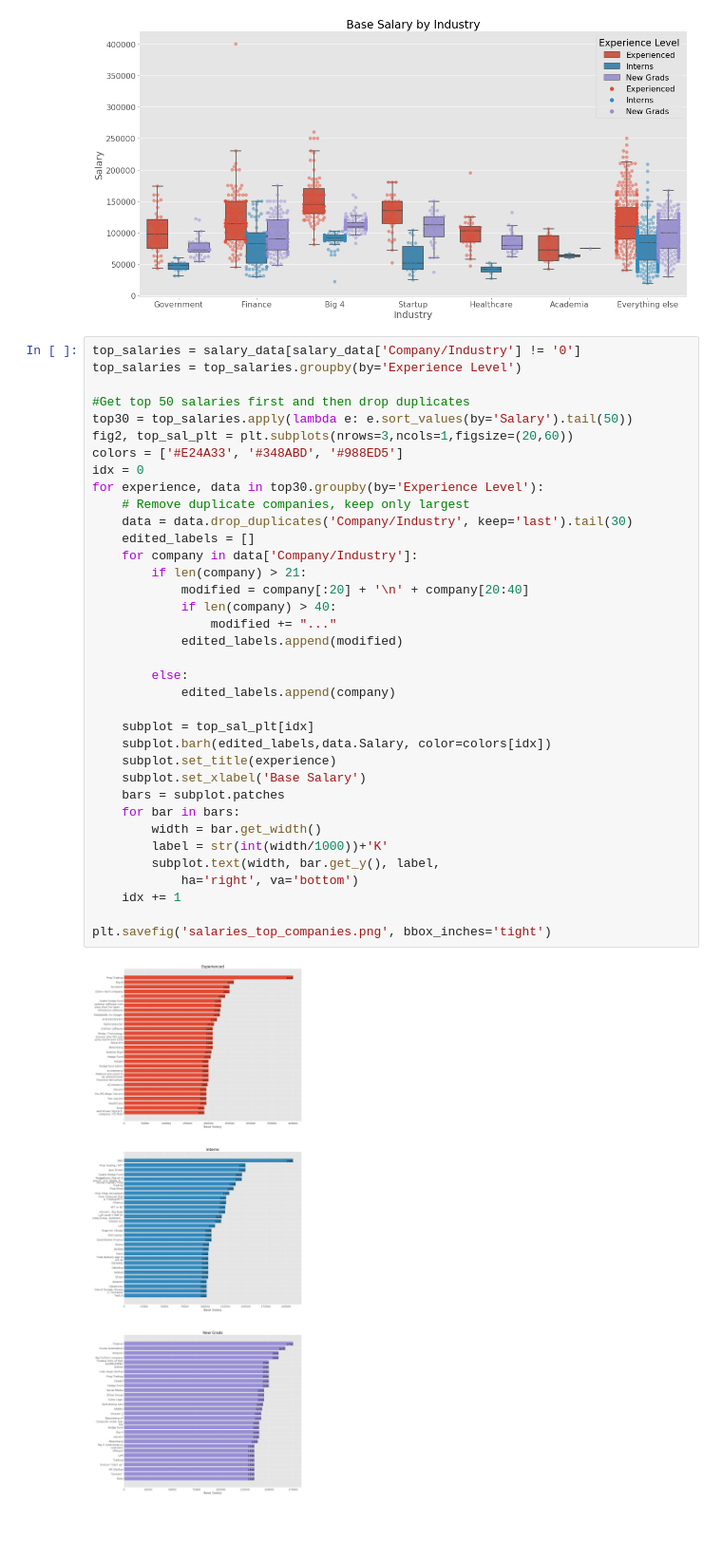
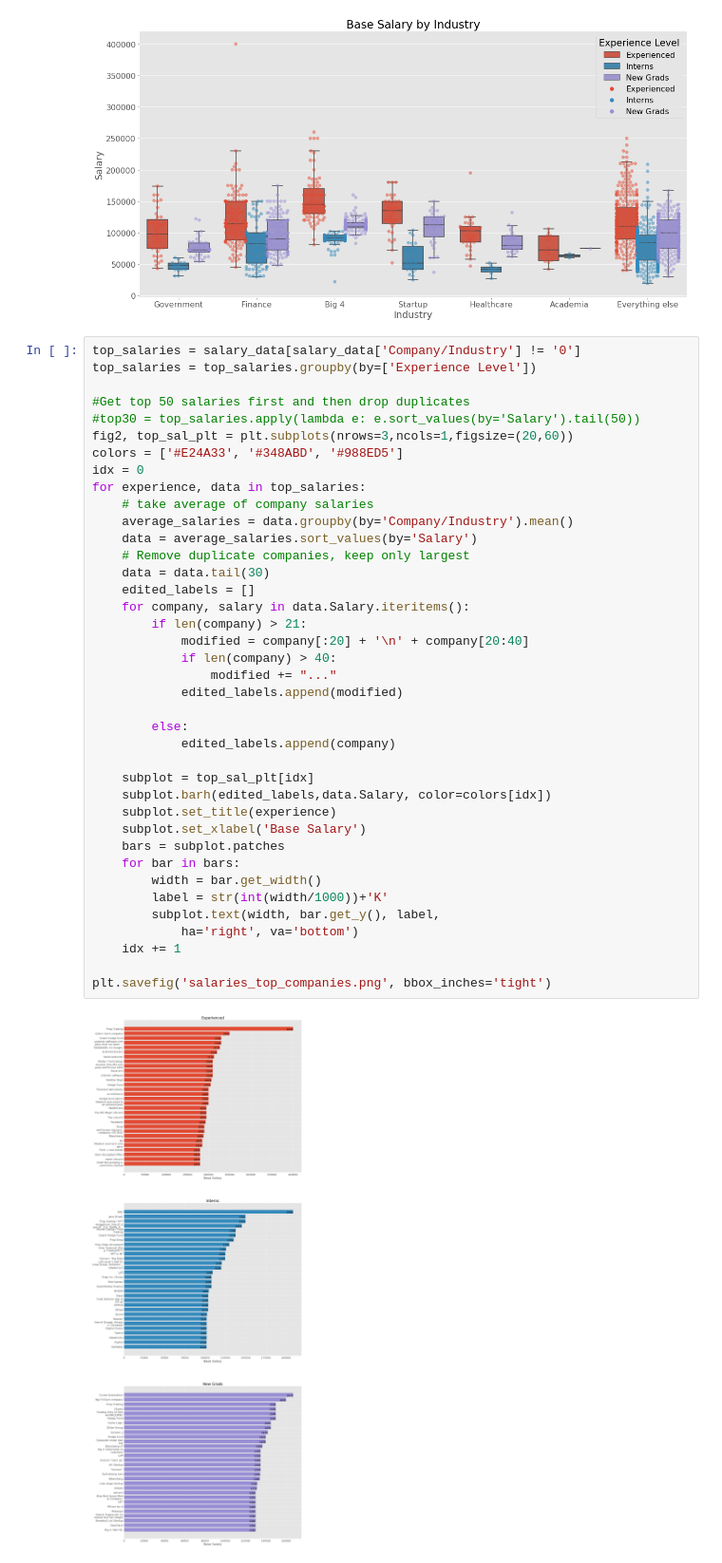
Before and after one commit to ml3ha/cscareerquestions-salaries, a Jupyter notebook: Salary Data Analysis.ipynb, the cells around one changed output. Shown at 95% size. Cells and saved outputs as stored; diff of their text form; blank space fills up the shorter version.

```diff
--- a/Salary Data Analysis.ipynb
+++ b/Salary Data Analysis.ipynb
@@ -165,39 +165,42 @@ plt.savefig('salary_by_industry.png', bbox_inches='tight')
 [figure]
 # %%
 top_salaries = salary_data[salary_data['Company/Industry'] != '0']
-top_salaries = top_salaries.groupby(by='Experience Level')
+top_salaries = top_salaries.groupby(by=['Experience Level'])
 
 #Get top 50 salaries first and then drop duplicates
-top30 = top_salaries.apply(lambda e: e.sort_values(by='Salary').tail(50))
+#top30 = top_salaries.apply(lambda e: e.sort_values(by='Salary').tail(50))
 fig2, top_sal_plt = plt.subplots(nrows=3,ncols=1,figsize=(20,60))
 colors = ['#E24A33', '#348ABD', '#988ED5']
 idx = 0
-for experience, data in top30.groupby(by='Experience Level'):
+for experience, data in top_salaries:
+    # take average of company salaries
+    average_salaries = data.groupby(by='Company/Industry').mean()
+    data = average_salaries.sort_values(by='Salary')
     # Remove duplicate companies, keep only largest
-    data = data.drop_duplicates('Company/Industry', keep='last').tail(30)
+    data = data.tail(30)
     edited_labels = []
-    for company in data['Company/Industry']:
+    for company, salary in data.Salary.iteritems():
         if len(company) > 21:
             modified = company[:20] + '\n' + company[20:40]
             if len(company) > 40:
                 modified += "..."
             edited_labels.append(modified)
 
         else:
             edited_labels.append(company)
 
     subplot = top_sal_plt[idx]
     subplot.barh(edited_labels,data.Salary, color=colors[idx])
     subplot.set_title(experience)
     subplot.set_xlabel('Base Salary')
     bars = subplot.patches
     for bar in bars:
         width = bar.get_width()
         label = str(int(width/1000))+'K'
         subplot.text(width, bar.get_y(), label,
             ha='right', va='bottom')
     idx += 1
 
 plt.savefig('salaries_top_companies.png', bbox_inches='tight')
 # %% [output]
-[figure, old version]
+[figure, new version]
```
Also changed, not shown: parts of 1 cell of this notebook, 5 other files.
